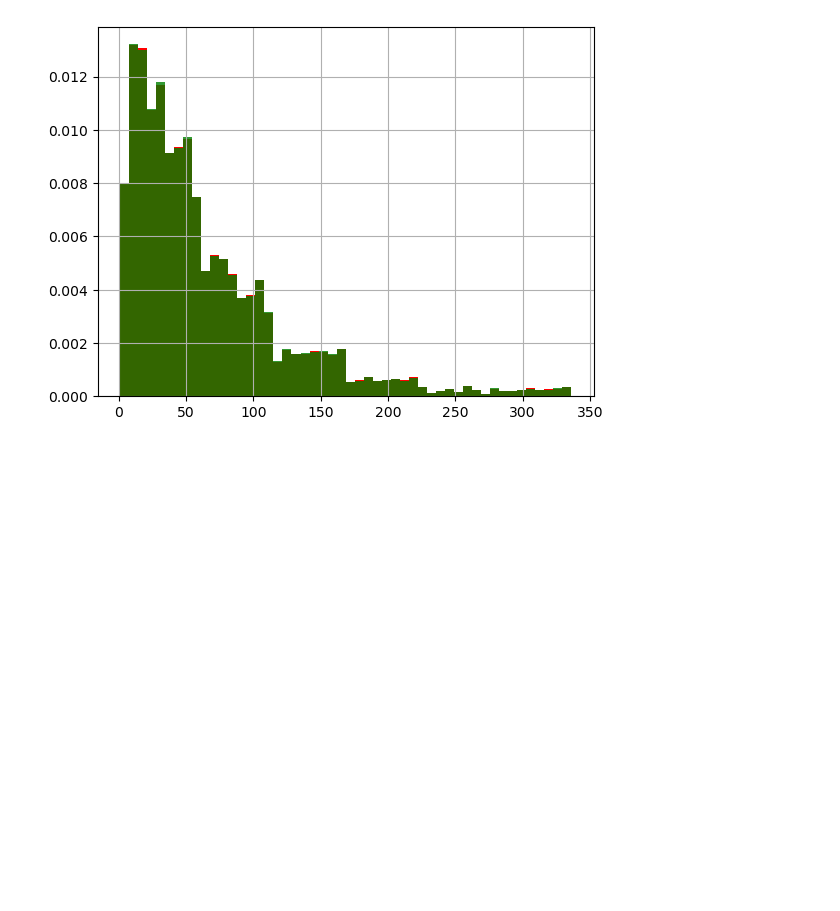
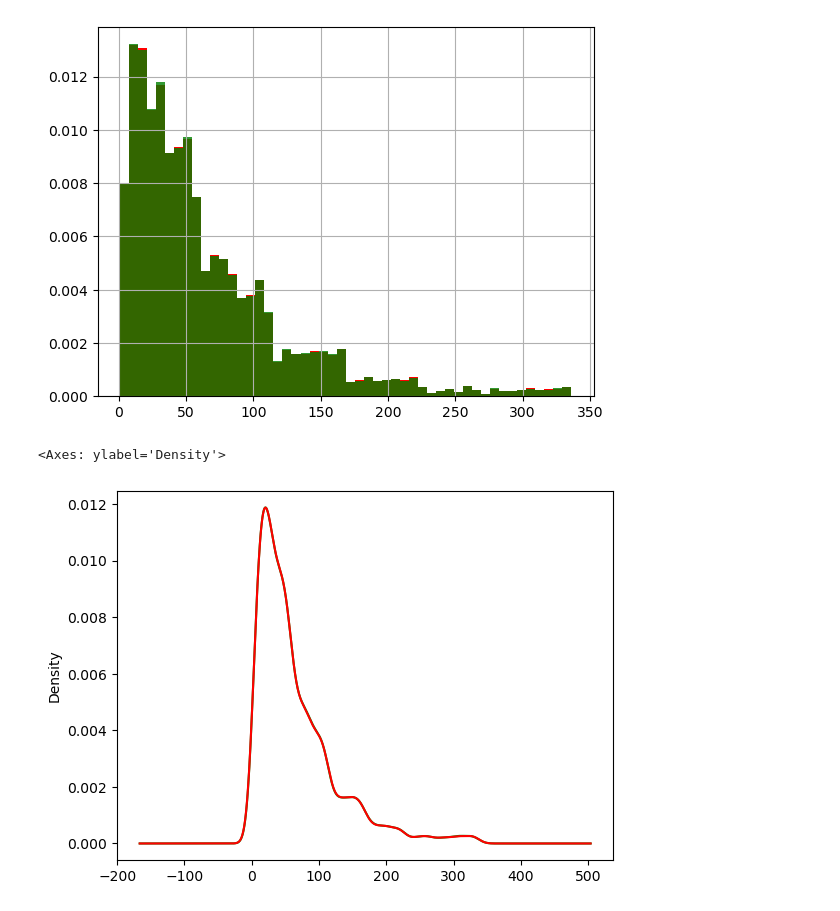
Before and after one commit to kartikkumarofficial/Python, a Jupyter notebook: jupyter/campusx/35_missingdata.ipynb, the cells around one changed output. Cells and saved outputs as stored; diff of their text form; code cells hidden in the pictures; blank space fills up the shorter version.

```diff
--- a/jupyter/campusx/35_missingdata.ipynb
+++ b/jupyter/campusx/35_missingdata.ipynb
@@ -92,3 +92,9 @@ new_df['training_hours'].hist(bins=50,ax=ax,density=True,color='green',alpha=0.8
 # %% [output]
 <Axes: >
 [figure]
+# %%
+df['training_hours'].plot.density(color='green')
+new_df['training_hours'].plot.density(color='red')
+# %% [output]
+<Axes: ylabel='Density'>
+[figure, added]
```
Also changed, not shown: parts of 3 cells of this notebook, 2 other files.
